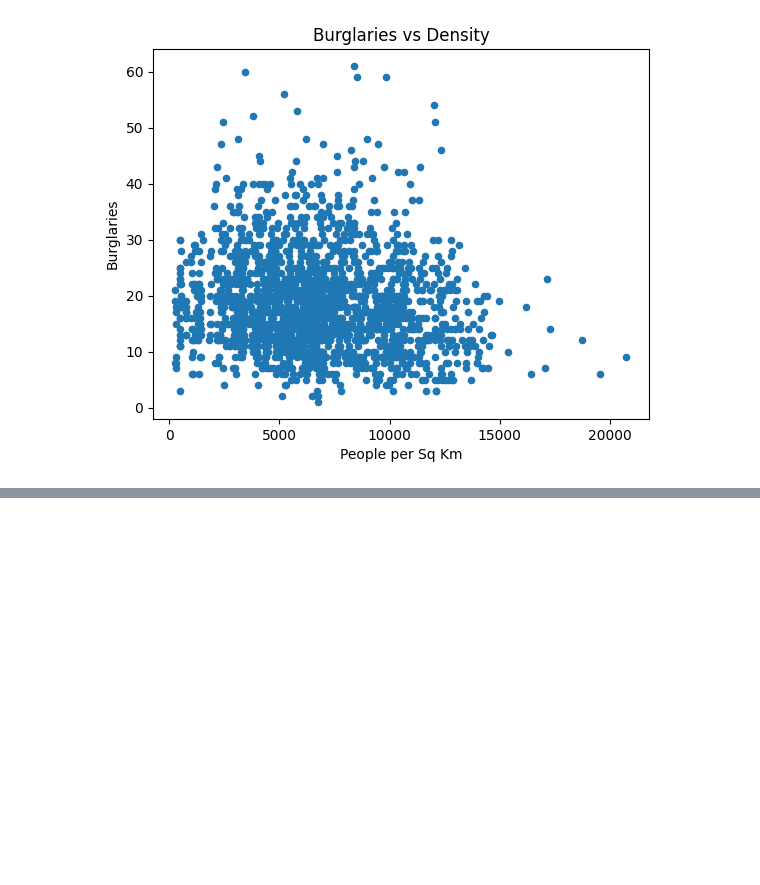
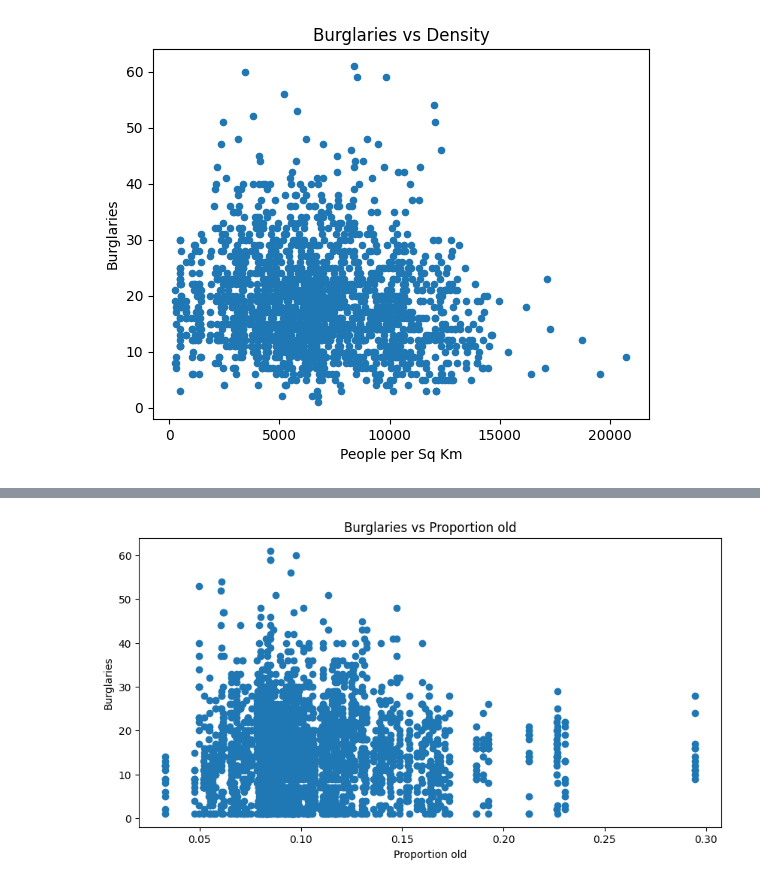
Before and after one commit to DC2-G19/policeResourceAllocation, a Jupyter notebook: test_aux.ipynb, the cells around one changed output, grey strips where cells are left out. Saved outputs shown, nothing was run; the diff lists cells and outputs as text; code cells hidden in the pictures; blank space fills up the shorter version.

```diff
--- a/test_aux.ipynb
+++ b/test_aux.ipynb
@@ -321,3 +377,8 @@ plt.ylabel('Burglaries')
 plt.show()
 # %% [output]
 [figure]
+# %%
+file_path =dataDir().joinpath("Household composition.xlsx")
+df_grannies = pd.read_excel(file_path, sheet_name='2021')
+df_grannies["Proportion old"]=df_grannies["One person Aged 66+"]/df_grannies['All households']
+df_grannies
@@ -323,0 +399,4 @@ plt.show()
+# %%
+
+df_gran_merged = pd.merge(bar_df, df_grannies, how='left', on='LSOA code')
+df_gran_merged
@@ -323,0 +417,18 @@ plt.show()
+# %%
+fig, axs = plt.subplots(ncols=1, figsize=(10, 5))
+
+x1 = df_gran_merged['Proportion old']
+y1 = df_gran_merged['Burglaries']
+axs.scatter(x1, y1)
+
+# Adding title and axis labels
+axs.set_title('Burglaries vs Proportion old')  # Remove the indexing
+axs.set_xlabel('Proportion old')  # Remove the indexing
+axs.set_ylabel('Burglaries')  # Remove the indexing
+
+# plt.xlim(0, 8)
+# plt.ylim(0, 60)
+# Displaying the plot
+plt.show()
+# %% [output]
+[figure, added]
```
Also changed, not shown: parts of 13 cells of this notebook, 1 other file.
